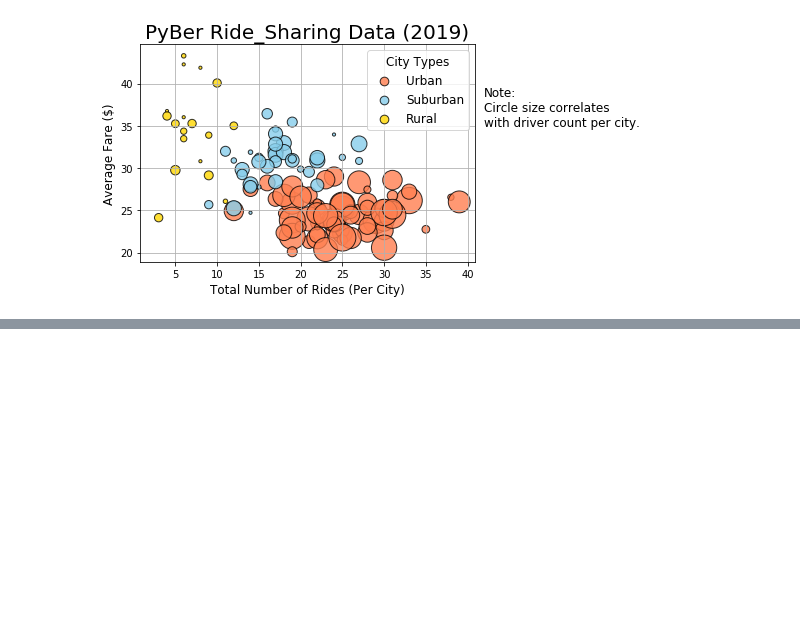
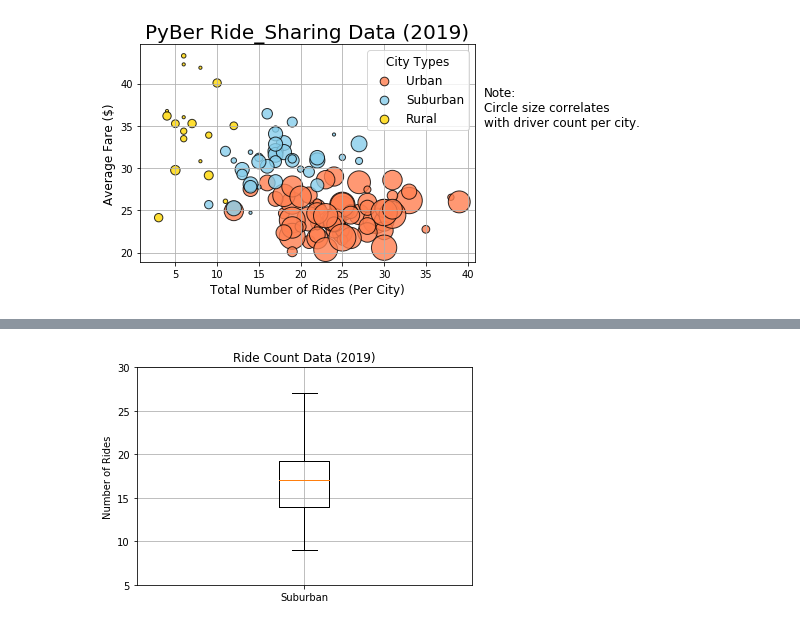
Before and after one commit to CLAMONT73/PyBer_Analysis, a Jupyter notebook: PyBer.ipynb, the cells around one changed output, grey strips where cells are left out. Cells and saved outputs as stored; diff of their text form; code cells hidden in the pictures; blank space fills up the shorter version.

```diff
--- a/PyBer.ipynb
+++ b/PyBer.ipynb
@@ -434,0 +763,21 @@ plt.show()
+# %%
+# Create a box-and-whisker plot for the suburban cities ride count. Add titles and labels as well.
+'''Below chart tells us there are no outliers / Max value = 27 / Min value = 9 / Mean = 17 or 50th percentile,
+STDEV is approx. 5 because the box upper and lower boundaries represent the upper & lower quartiles = upper 19 -
+lower 14 = 5.'''
+
+x_labels = ["Suburban"]
+
+fig, ax = plt.subplots()
+
+ax.boxplot(suburban_ride_count, labels=x_labels)
+
+ax.set_title('Ride Count Data (2019)')
+ax.set_ylabel('Number of Rides')
+ax.set_yticks(np.arange(5, 31, step=5.0))
+
+ax.grid()
+
+plt.show()
+# %% [output]
+[figure, added]
```
Also changed, not shown: parts of 45 cells of this notebook, 3 other files.
